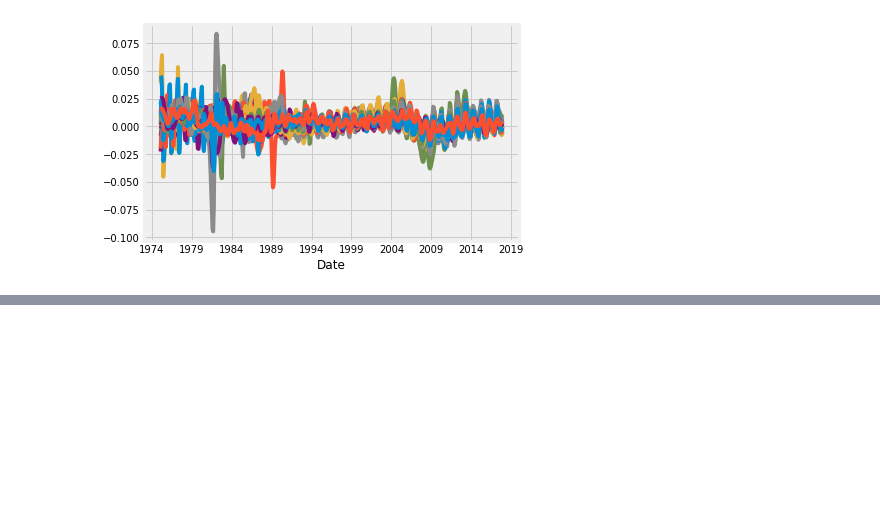
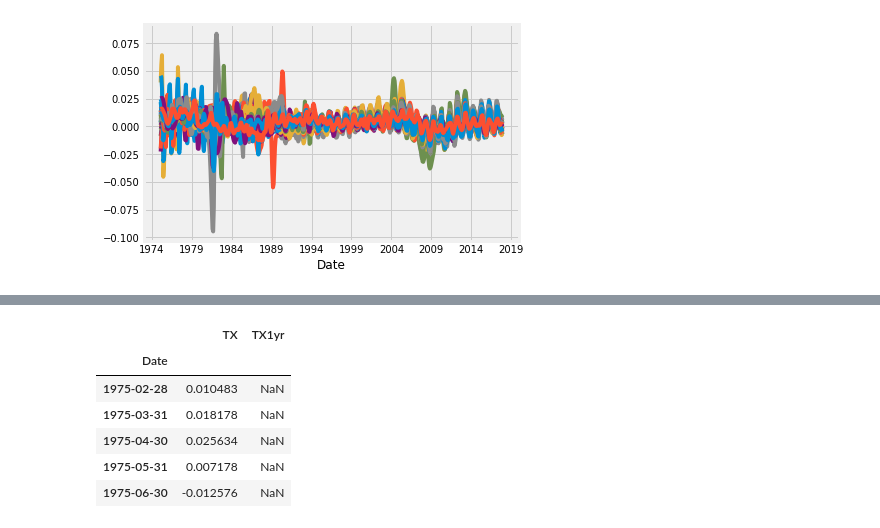
Before and after one commit to vijayPagi/Data-Analysis, a Jupyter notebook: SVM Model_ Housing Prices Prediction.ipynb, the cells around one changed output, grey strips where cells are left out. Cells and saved outputs as stored; diff of their text form; code cells hidden in the pictures; blank space fills up the shorter version.

```diff
--- a/SVM Model_ Housing Prices Prediction.ipynb
+++ b/SVM Model_ Housing Prices Prediction.ipynb
@@ -164,0 +191,12 @@ def mortgage_30yrs():
+# %%
+housing_data['TX1yr'] = housing_data['TX'].resample('A').mean()
+housing_data.dropna(how='all',inplace=True)
+housing_data[['TX','TX1yr']].head()
+# %% [output]
+|  | TX | TX1yr |
+| Date |  |  |
+| 1975-02-28 | 0.010483 | NaN |
+| 1975-03-31 | 0.018178 | NaN |
+| 1975-04-30 | 0.025634 | NaN |
+| 1975-05-31 | 0.007178 | NaN |
+| 1975-06-30 | -0.012576 | NaN |
```
Also changed, not shown: parts of 4 cells of this notebook, 1 other file.
